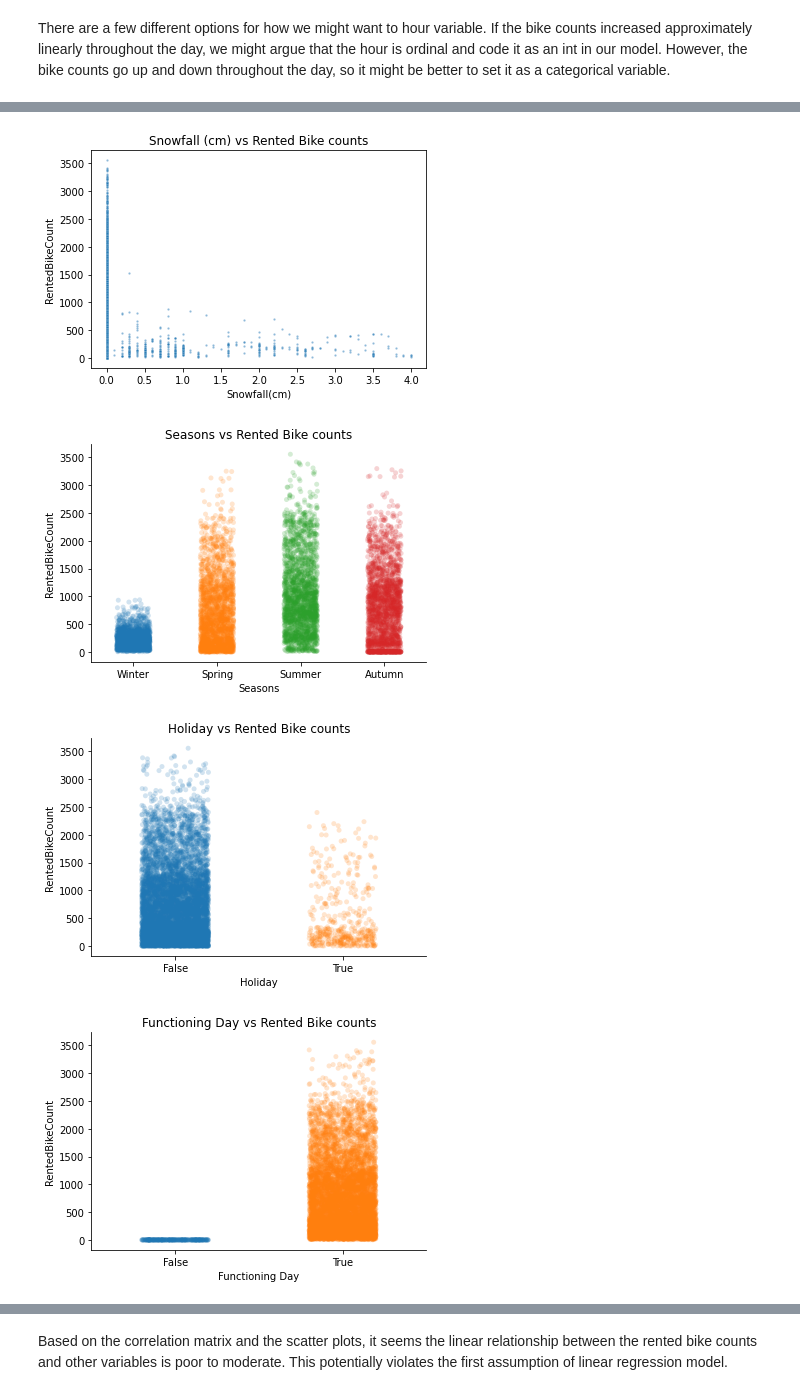
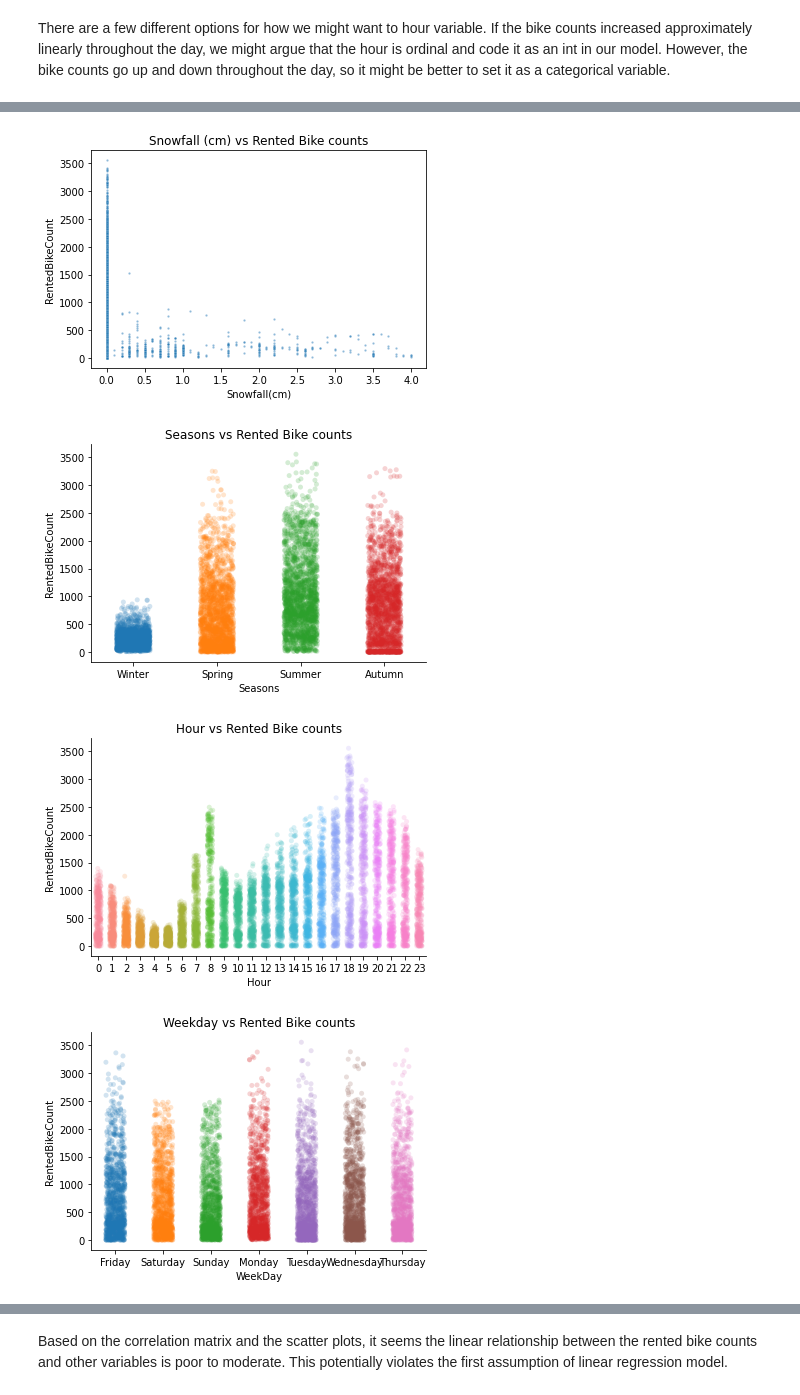
Before and after one commit to R0go/Bikes, a Jupyter notebook: Bikes_project.ipynb, the cells around one changed output, grey strips where cells are left out. Drawn from its saved outputs; the diff is of its cells as text; code cells hidden in the pictures.

```diff
--- a/Bikes_project.ipynb
+++ b/Bikes_project.ipynb
@@ -92,19 +92,10 @@ Since both Holiday and Functioning Day features include only 2 unique values eac
 bikes_df['Date'] = pd.to_datetime(bikes_df['Date'], format="%d/%m/%Y")
 
 #changing Holiday feature into Boolean
-bikes_df.loc[bikes_df['Holiday'] == 'Holiday', 'Holiday'] = 1
-bikes_df.loc[bikes_df['Holiday'] == 'No Holiday', 'Holiday'] = 0
-bikes_df['Holiday'] = bikes_df['Holiday'].astype(bool, copy=False)
+bikes_df["Holiday"]= bikes_df["Holiday"].map({"No": 0,"Yes":1})
 
 #changing Functioning Day feature into Boolean
-bikes_df.loc[bikes_df['Functioning Day'] == 'No', 'Functioning Day'] = 0
-bikes_df.loc[bikes_df['Functioning Day'] == 'Yes', 'Functioning Day'] = 1
-bikes_df['Functioning Day'] = bikes_df['Functioning Day'].astype(bool, copy=False)
-
-# changing rainfall and snowfall features into one boolean feature: Precipitation
-bikes_df['Precipitation'] = 0
-bikes_df.loc[bikes_df['Rainfall(mm)'] != 0, 'Precipitation'] = 1
-bikes_df.loc[bikes_df['Snowfall (cm)'] != 0, 'Precipitation'] = 1
+bikes_df["Functioning Day"]= bikes_df["Functioning Day"].map({"No": 0,"Yes":1})
 
 bikes_df.rename(inplace=True, columns={'Rented Bike Count':'RentedBikeCount', 'Wind speed (m/s)':'WindSpeed(m/s)','Visibility (10m)':'Visibility(10m)','Solar Radiation (MJ/m2)':'SolarRadiation(MJ/m2)','Snowfall (cm)':'Snowfall(cm)'})
 
@@ -267,10 +244,6 @@ plt.clf()
 <Figure size 432x288 with 0 Axes>
 # %% [markdown]
 The bike rent count distribution is apparently significantly different in Winter than in other months of the year.
-# %%
-# as shown in data distributions, we can bin the Seasons data into two categories: winter and the rest of the year
-bikes_df['IsWinter'] = 1
-bikes_df.loc[bikes_df['Seasons'] != 'Winter', 'IsWinter'] = 0
 # %% [markdown]
 ## Rented Bike Count Fluctuations Across the Year
 # %% [markdown]
@@ -403,45 +376,33 @@ plt.clf()
 sns.scatterplot(x=bikes_df['Snowfall(cm)'][bikes_df['Snowfall(cm)'] <= 4], y=bikes_df['RentedBikeCount'], s = 5, alpha=0.5)
 plt.title('Snowfall (cm) vs Rented Bike counts')
 plt.show()
 plt.clf()
 
 sns.stripplot(x='Seasons', y='RentedBikeCount', data=bikes_df, jitter=0.2, alpha=0.2)
 sns.despine()
 plt.title('Seasons vs Rented Bike counts')
 plt.show()
 plt.clf()
 
-sns.stripplot(x='Holiday', y='RentedBikeCount', data=bikes_df, jitter=0.2, alpha=0.2)
-sns.despine()
-plt.title('Holiday vs Rented Bike counts')
-plt.show()
-plt.clf()
-
-sns.stripplot(x='Functioning Day', y='RentedBikeCount', data=bikes_df, jitter=0.2, alpha=0.2)
-sns.despine()
-plt.title('Functioning Day vs Rented Bike counts')
-plt.show()
-plt.clf()
-
 sns.stripplot(x='Hour', y='RentedBikeCount', data=bikes_df, jitter=0.2, alpha=0.2)
 sns.despine()
 plt.title('Hour vs Rented Bike counts')
 plt.show()
 plt.clf()
 
 sns.stripplot(x='WeekDay', y='RentedBikeCount', data=bikes_df, jitter=0.2, alpha=0.2)
 sns.despine()
 plt.title('Weekday vs Rented Bike counts')
 plt.show()
 plt.clf()
 # %% [output]
 [figure]
 [figure]
 [figure]
 [figure]
 [figure]
 [figure]
 [figure]
-[figure, old version]
+[figure, new version]
-[figure, old version]
+[figure, new version]
-[figure, old version]
+[figure, new version]
```
Also changed, not shown: parts of 42 cells of this notebook.
